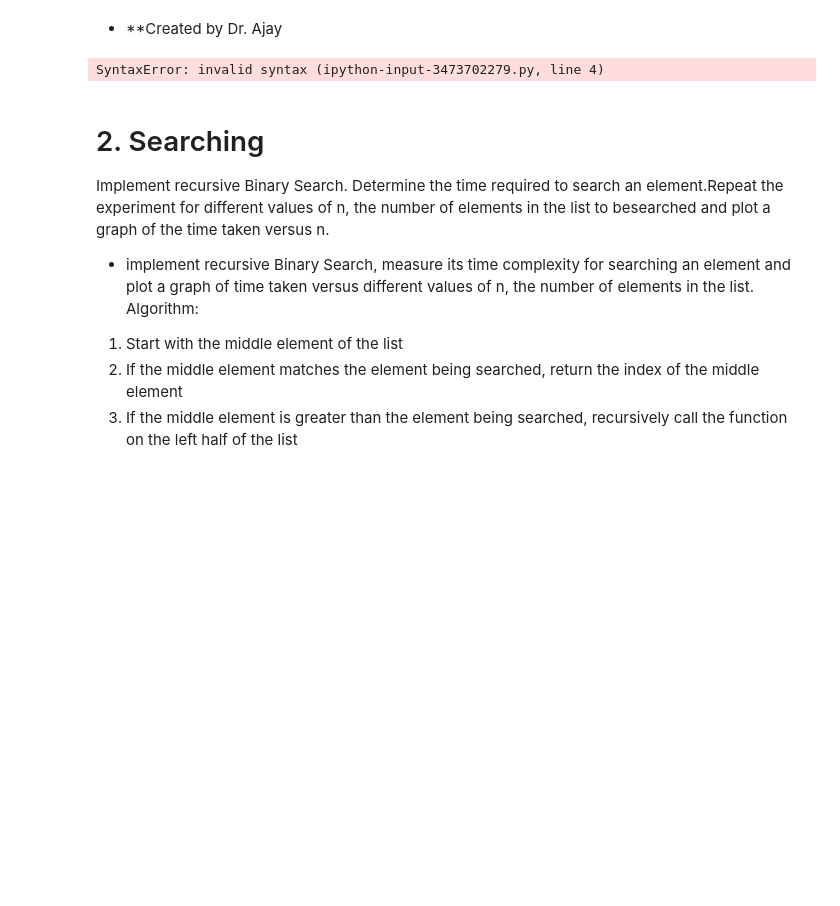
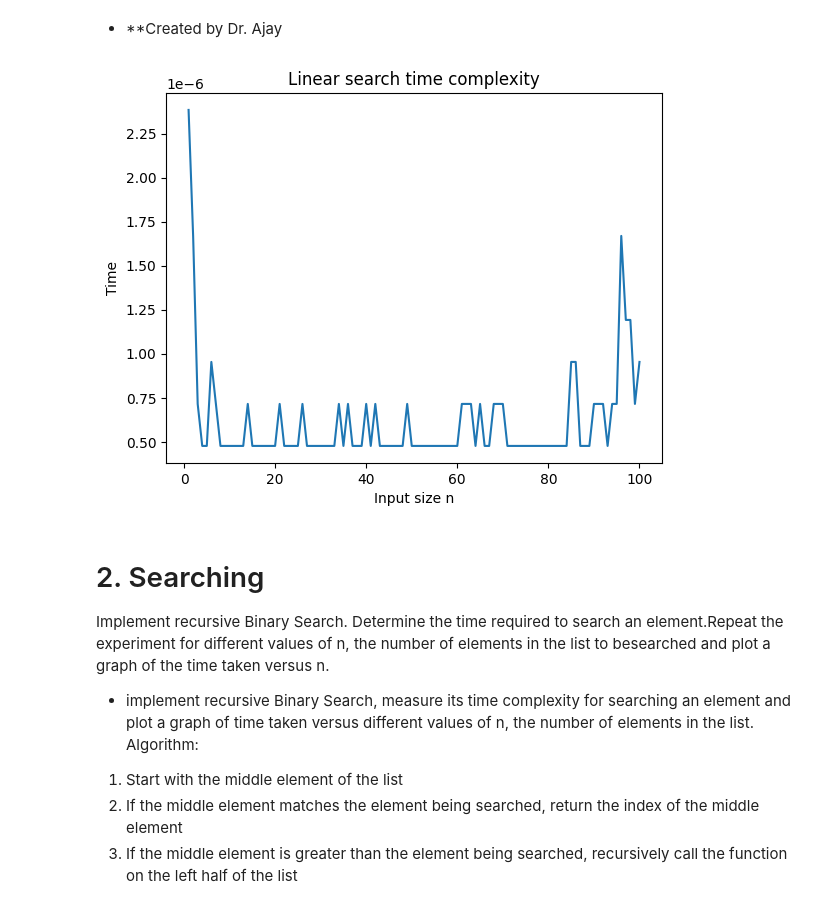
Before and after one commit to shubhi1401/ALGO-, a Jupyter notebook: lab_4.ipynb, the cells around one changed output. Saved outputs shown, nothing was run; the diff lists cells and outputs as text; code cells hidden in the pictures; blank space fills up the shorter version.

```diff
--- a/lab_4.ipynb
+++ b/lab_4.ipynb
@@ -16,13 +16,29 @@ Implement Linear Search. Determine the time required to search for element. Repe
 # %%
 # write code for Linear Search and plot a graph to visualize the relationship between time taken and input size
 
 def linear_search(arr,target):
-  for i in range len(arr):
+  for i in range (len(arr)):
     if arr[i]==target:
       return i
   return -1
+  n_values = list(range(1, 101))
+time_values = []
+
+for n in n_values:
+    data = list(range(n))
+    data.sort()
+    start_time=time.time()
+    linear_search(data,6)
+    time_values.append(time.time()-start_time)
+
+plt.figure()
+plt.plot(n_values, time_values)
+plt.xlabel("Input size n")
+plt.ylabel("Time")
+plt.title("Linear search time complexity")
+plt.show()
 # %% [output]
-SyntaxError: invalid syntax (ipython-input-3473702279.py, line 4)
+[figure, added]
 # %% [markdown]
 # 2. Searching
 Implement recursive Binary Search. Determine the time required to search an element.Repeat the experiment for different values of n, the number of elements in the list to besearched and plot a graph of the time taken versus n.
```
Also changed, not shown: parts of 6 cells of this notebook.
